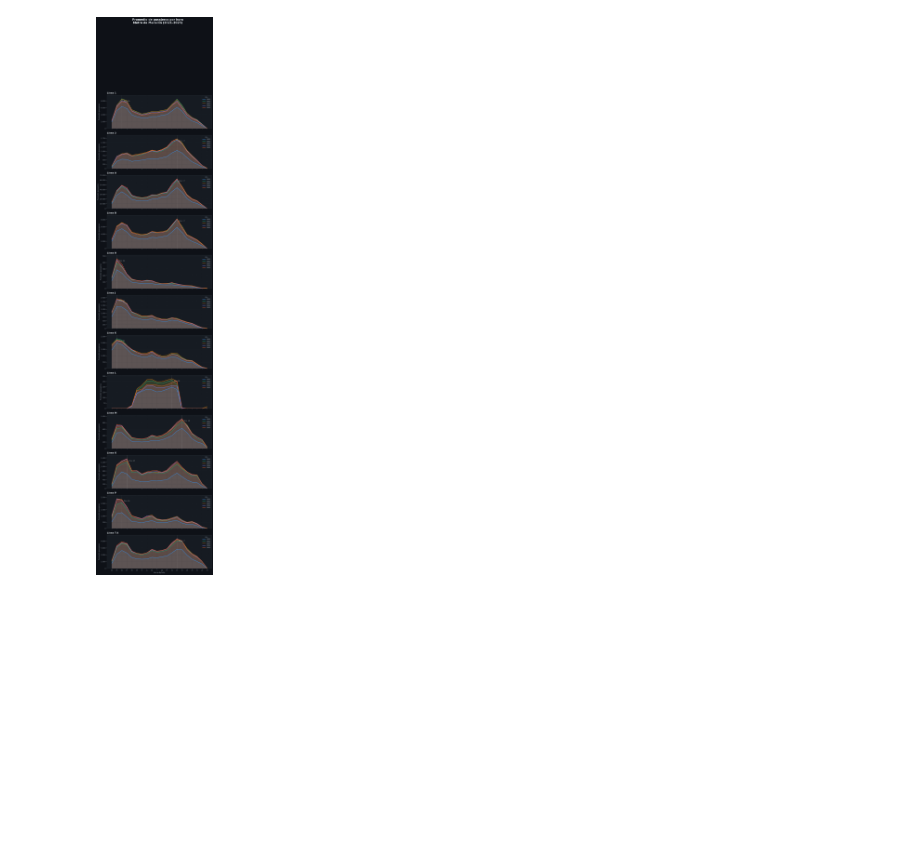
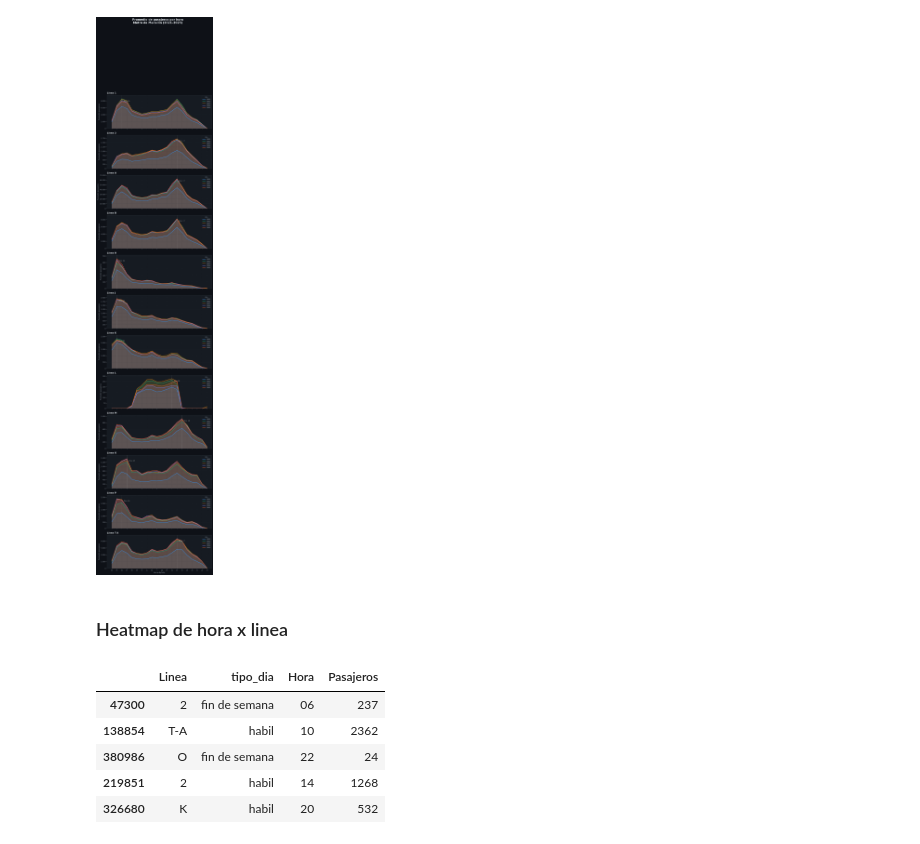
Before and after one commit to jbernalg/Project_Medellin_Metro, a Jupyter notebook: notebooks/preprocessing.ipynb, the cells around one changed output. Cells and saved outputs as stored; diff of their text form; code cells hidden in the pictures; blank space fills up the shorter version.

```diff
--- a/notebooks/preprocessing.ipynb
+++ b/notebooks/preprocessing.ipynb
@@ -337,3 +353,33 @@ fig.suptitle(
 plt.show()
 # %% [output]
 [figure]
+# %% [markdown]
+### Heatmap de hora x linea
+# %%
+# clasificar los dias por habiles y fin de semana
+df_total['tipo_dia'] = df_total['Fecha'].dt.day_of_week.map(
+    lambda d: 'habil' if d < 5 else 'fin de semana'
+)
+
+# clasificar los dias festivos como fin de semana
+festivos = holidays.Colombia(years=range(2021, 2026))
+df_total.loc[df_total['Fecha'].isin(festivos), 'tipo_dia'] = 'fin de semana'
+
+# convertir de formato ancho a largo
+horas = [c for c in df_total.columns if c not in ('Fecha', 'Linea', 'tipo_dia', 'Total Pasajeros', 'Year', 'Day', 'Month')]
+
+df_long = df_total.melt(
+    id_vars=['Linea', 'tipo_dia'],
+    value_vars=horas,
+    var_name='Hora',
+    value_name='Pasajeros'
+)
+
+df_long.sample(5)
+# %% [output]
+|  | Linea | tipo_dia | Hora | Pasajeros |
+| 47300 | 2 | fin de semana | 06 | 237 |
+| 138854 | T-A | habil | 10 | 2362 |
+| 380986 | O | fin de semana | 22 | 24 |
+| 219851 | 2 | habil | 14 | 1268 |
+| 326680 | K | habil | 20 | 532 |
```
Also changed, not shown: parts of 6 cells of this notebook.
